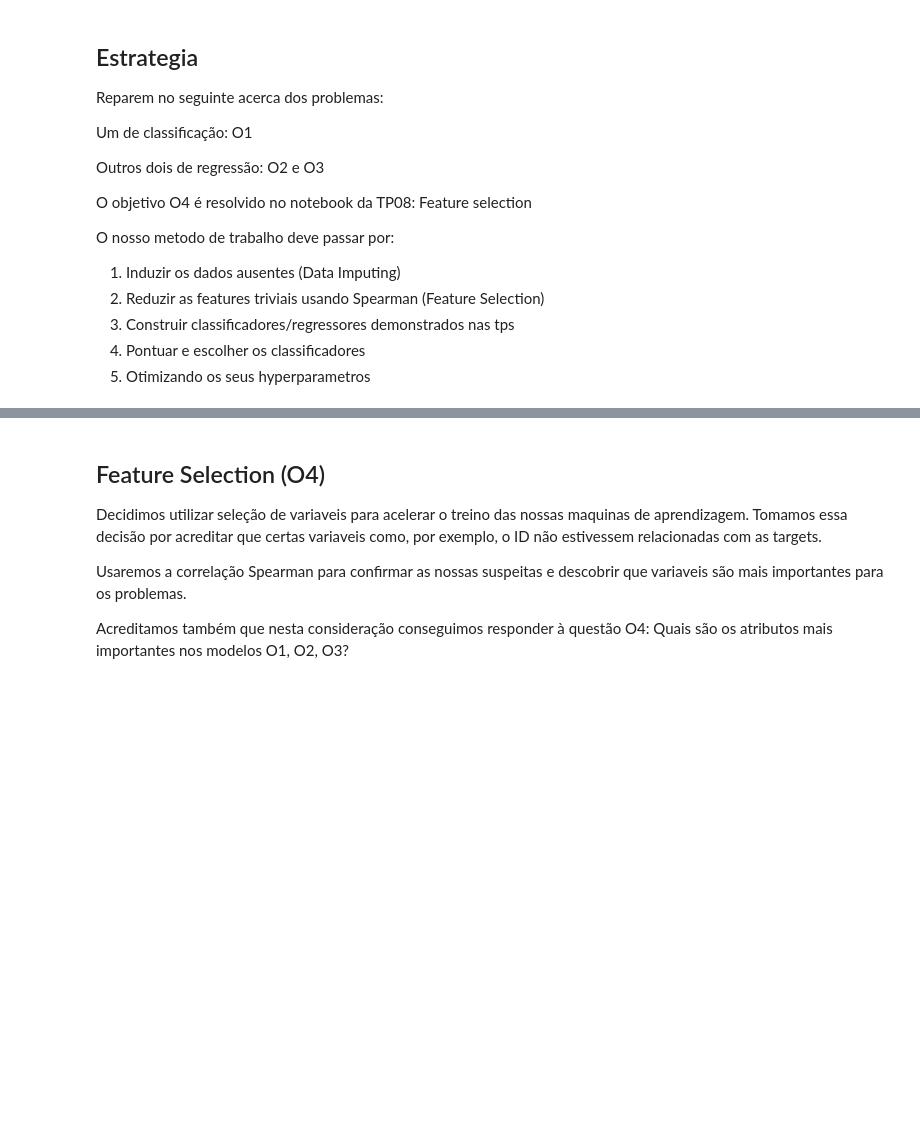
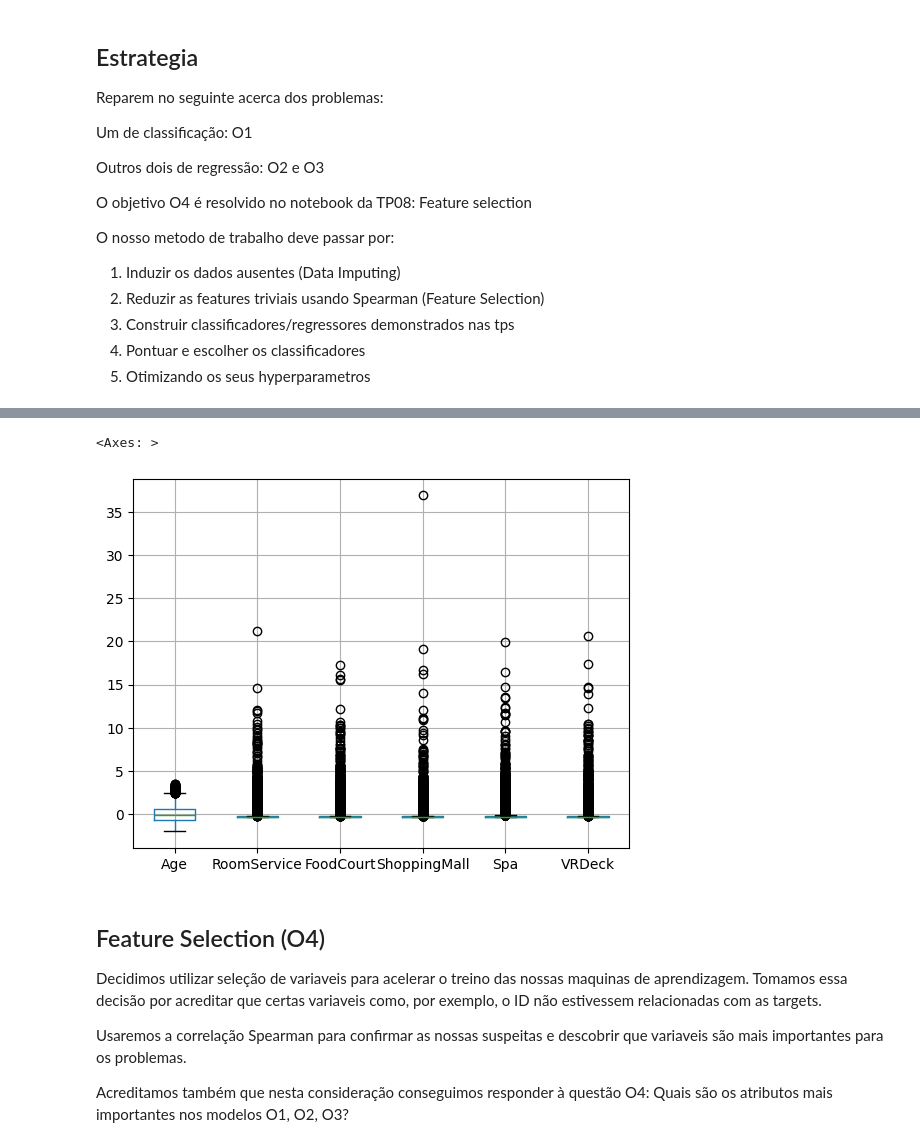
Before and after one commit to magocharmoso/aai, a Jupyter notebook: src/Projeto_IIA.ipynb, the cells around one changed output, grey strips where cells are left out. Saved outputs shown, nothing was run; the diff lists cells and outputs as text; code cells hidden in the pictures; blank space fills up the shorter version.

```diff
--- a/src/Projeto_IIA.ipynb
+++ b/src/Projeto_IIA.ipynb
@@ -87,3 +112,19 @@ data_path = "../data/spaceship_data.csv"
+# %%
+# Preprocessing for regression problems
+numerical_df = raw_df.loc[:, numerical_cols]
+categorical_df = raw_df.loc[:, categorical_cols]
+
+standardized_df = preprocessing_module.standardize(numerical_cols, categorical_cols, numerical_df, categorical_df)
+
+numerical_df = standardized_df.loc[:, numerical_cols]
+categorical_df = standardized_df.loc[:, categorical_cols]
+
+df_regression = preprocessing_module.impute(numerical_cols, categorical_cols, numerical_df, categorical_df)
+
+df_regression.boxplot()
+# %% [output]
+<Axes: >
+[figure, added]
 # %% [markdown]
 ## Feature Selection (O4)
 
```
Also changed, not shown: parts of 11 cells of this notebook.
